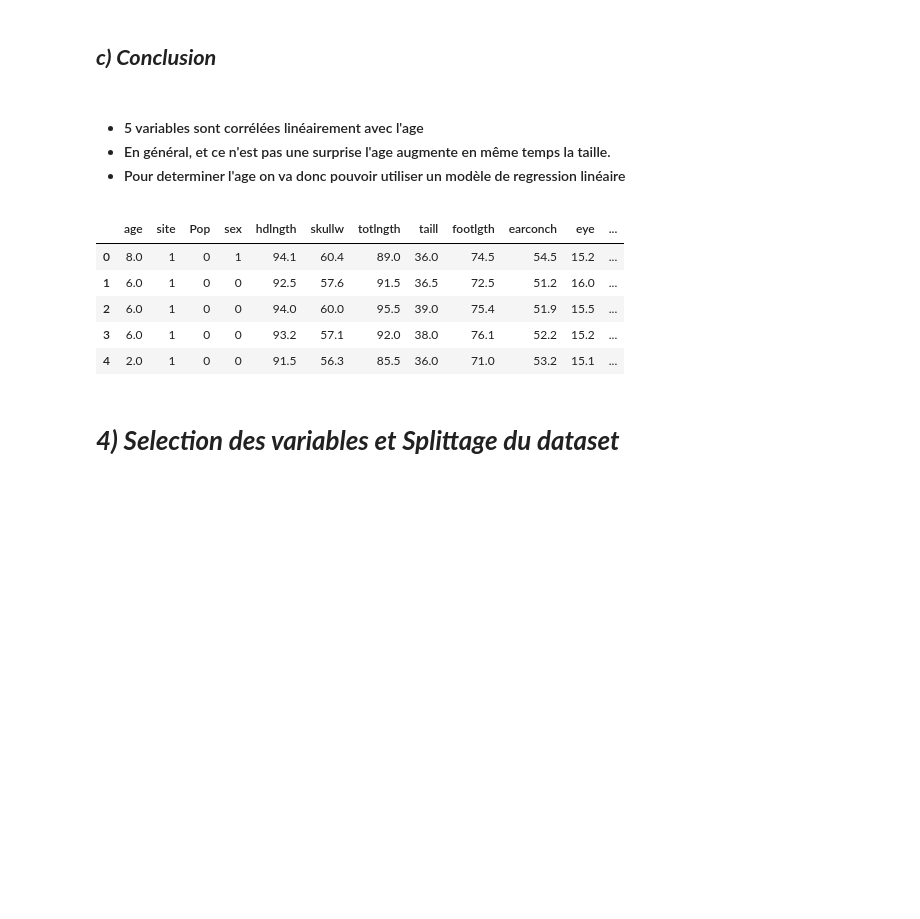
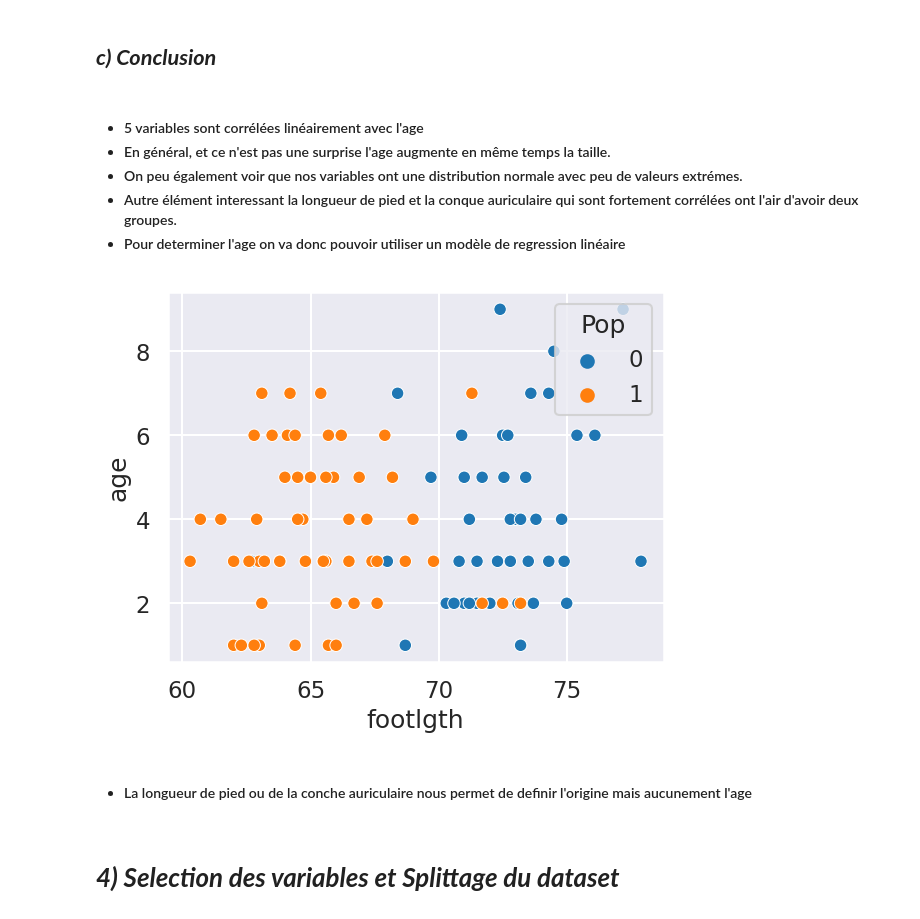
Before and after one commit to rastakoer/opossum, a Jupyter notebook: opossum.ipynb, the cells around one changed output. Drawn from its saved outputs; the diff is of its cells as text; code cells hidden in the pictures; blank space fills up the shorter version.

```diff
--- a/opossum.ipynb
+++ b/opossum.ipynb
@@ -258,17 +263,20 @@ plt.show()
 <ul>
 <li>5 variables sont corrélées linéairement avec l'age</li>
 <li>En général, et ce n'est pas une surprise l'age augmente en même temps la taille.</li>
-<li>Pour determiner l'age on va donc pouvoir utiliser un modèle de regression linéaire
+<li>On peu également voir que nos variables ont une distribution normale avec peu de valeurs extrémes.</li>
+<li>Autre élément interessant la longueur de pied et la conque auriculaire qui sont fortement corrélées ont l'air d'avoir deux groupes.</li>
+<li>Pour determiner l'age on va donc pouvoir utiliser un modèle de regression linéaire</li>
 </ul></h4>
-# %%
-data.head()
-# %% [output]
-|  | age | site | Pop | sex | hdlngth | skullw | totlngth | taill | footlgth | earconch | eye | ... |
-| 0 | 8.0 | 1 | 0 | 1 | 94.1 | 60.4 | 89.0 | 36.0 | 74.5 | 54.5 | 15.2 | ... |
-| 1 | 6.0 | 1 | 0 | 0 | 92.5 | 57.6 | 91.5 | 36.5 | 72.5 | 51.2 | 16.0 | ... |
-| 2 | 6.0 | 1 | 0 | 0 | 94.0 | 60.0 | 95.5 | 39.0 | 75.4 | 51.9 | 15.5 | ... |
-| 3 | 6.0 | 1 | 0 | 0 | 93.2 | 57.1 | 92.0 | 38.0 | 76.1 | 52.2 | 15.2 | ... |
-| 4 | 2.0 | 1 | 0 | 0 | 91.5 | 56.3 | 85.5 | 36.0 | 71.0 | 53.2 | 15.1 | ... |
+# %%
+sns.scatterplot(data=data,x="footlgth",y="age",hue="Pop")
+plt.show()
+# %% [output]
+[figure, added]
+# %% [markdown]
+<h4>
+<ul>
+<li>La longueur de pied ou de la conche auriculaire nous permet de definir l'origine mais aucunement l'age</li>
+</ul></h4>
 # %% [markdown]
 # ___4) Selection des variables et Splittage du dataset___
 # %%
```
Also changed, not shown: parts of 1 cell of this notebook.
